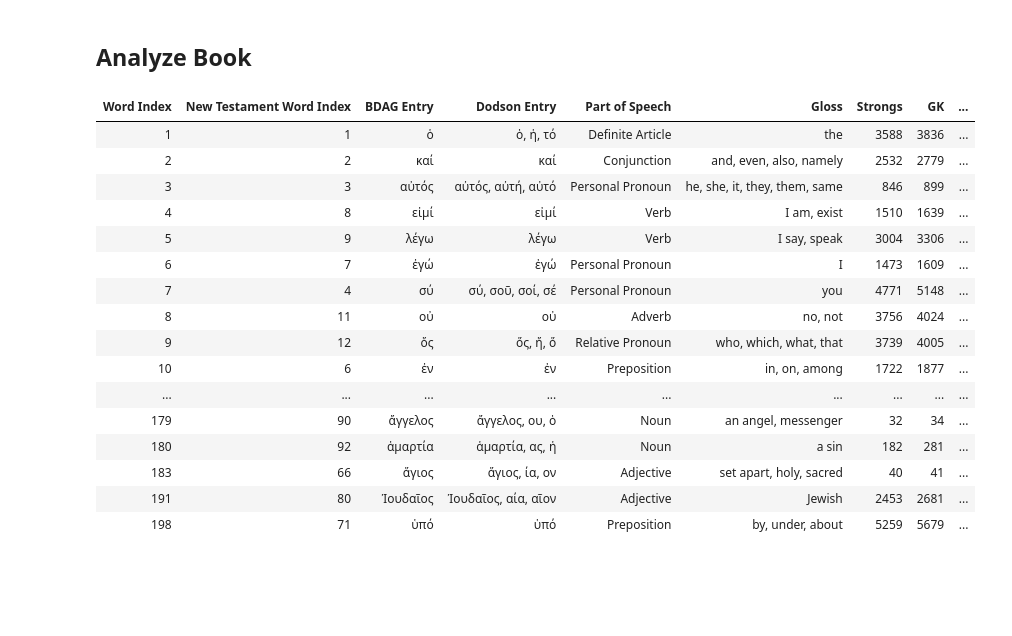
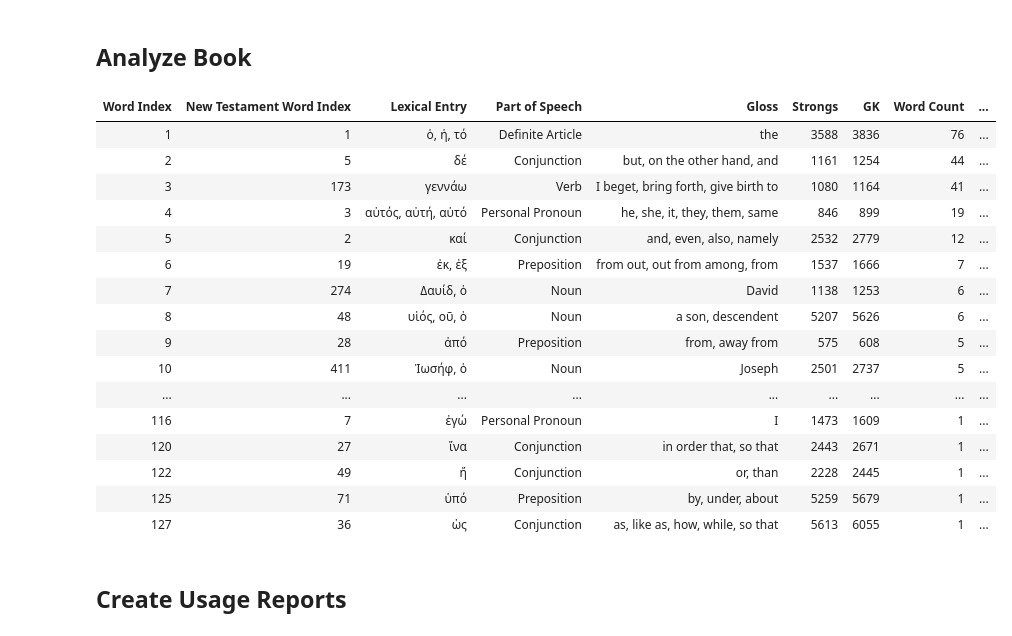
Before and after one commit to rgtodd/bible-sdk, a Jupyter notebook: BibleNotebook/Analyze Text.ipynb, the cells around one changed output. Drawn from its saved outputs; the diff is of its cells as text; code cells hidden in the pictures; blank space fills up the shorter version.

Commit message:
Report updates

```diff
--- a/BibleNotebook/Analyze Text.ipynb
+++ b/BibleNotebook/Analyze Text.ipynb
@@ -18,6 +18,7 @@ GK = "GK"
 GLOSS = "Gloss"
 INDEX = "Index"
 LEMMA = "Lemma"
+LEXICAL_ENTRY = "Lexical Entry"
 NEW_TESTAMENT_WORD_INDEX = "New Testament Word Index"
 PART_OF_SPEECH = "Part of Speech"
 STRONGS = "Strongs"
@@ -75,9 +108,10 @@ class Analyzer:
             .format(
                 {WORD_PERCENTAGE: "{:.2%}", WORD_PERCENTAGE_CUMULATIVE: "{:.2%}"},
                 precision=2,
+                na_rep=""
             )
             .set_properties(
-                subset=[GLOSS, BDAG_ENTRY, DODSON_ENTRY, PART_OF_SPEECH],
+                subset=[GLOSS, LEXICAL_ENTRY, PART_OF_SPEECH],
                 **{"text-align": "left"},
             )
             .set_properties(
@@ -119,11 +153,12 @@ class Analyzer:
         df_merged = df_analysis_sorted.join(self.DF_LEXEMES)
         self._dump(df_merged, "DF_MERGED")
 
+        df_merged[LEXICAL_ENTRY] = df_merged[DODSON_ENTRY].combine_first(df_merged[BDAG_ENTRY])
+
         df_report = df_merged.reindex(
             columns=[
                 WORD_INDEX,
-                BDAG_ENTRY,
-                DODSON_ENTRY,
+                LEXICAL_ENTRY,
                 PART_OF_SPEECH,
                 GLOSS,
                 STRONGS,
@@ -166,33 +201,35 @@ with open("new_testament_report.html", "w", encoding="utf-8") as file:
 # %%
 ANALYZER = Analyzer()
 
 ANALYZER.load_data()
 
-book_report = ANALYZER.get_book_report(4, 1, add_nt_word_index=True)
+book_report = ANALYZER.get_book_report(1, 1, add_nt_word_index=True)
 
 book_top_100 = book_report[
     (book_report[WORD_INDEX] < 100) | (book_report[NEW_TESTAMENT_WORD_INDEX] < 100)
 ]
 book_top_100 = book_top_100.drop(columns=[WORD_PERCENTAGE_CUMULATIVE])
 book_top_100[WORD_PERCENTAGE_CUMULATIVE] = book_top_100[WORD_PERCENTAGE].cumsum()
 
 report_styler = ANALYZER.get_report_styler(book_top_100)
 report_styler
 # %% [output]
-| Word Index | New Testament Word Index | BDAG Entry | Dodson Entry | Part of Speech | Gloss | Strongs | GK | ... |
-| 1 | 1 | ὁ | ὁ, ἡ, τό | Definite Article | the | 3588 | 3836 | ... |
-| 2 | 2 | καί | καί | Conjunction | and, even, also, namely | 2532 | 2779 | ... |
-| 3 | 3 | αὐτός | αὐτός, αὐτή, αὐτό | Personal Pronoun | he, she, it, they, them, same | 846 | 899 | ... |
-| 4 | 8 | εἰμί | εἰμί | Verb | I am, exist | 1510 | 1639 | ... |
-| 5 | 9 | λέγω | λέγω | Verb | I say, speak | 3004 | 3306 | ... |
-| 6 | 7 | ἐγώ | ἐγώ | Personal Pronoun | I | 1473 | 1609 | ... |
-| 7 | 4 | σύ | σύ, σοῦ, σοί, σέ | Personal Pronoun | you | 4771 | 5148 | ... |
-| 8 | 11 | οὐ | οὐ | Adverb | no, not | 3756 | 4024 | ... |
-| 9 | 12 | ὅς | ὅς, ἥ, ὅ | Relative Pronoun | who, which, what, that | 3739 | 4005 | ... |
-| 10 | 6 | ἐν | ἐν | Preposition | in, on, among | 1722 | 1877 | ... |
+| Word Index | New Testament Word Index | Lexical Entry | Part of Speech | Gloss | Strongs | GK | Word Count | ... |
+| 1 | 1 | ὁ, ἡ, τό | Definite Article | the | 3588 | 3836 | 76 | ... |
+| 2 | 5 | δέ | Conjunction | but, on the other hand, and | 1161 | 1254 | 44 | ... |
+| 3 | 173 | γεννάω | Verb | I beget, bring forth, give birth to | 1080 | 1164 | 41 | ... |
+| 4 | 3 | αὐτός, αὐτή, αὐτό | Personal Pronoun | he, she, it, they, them, same | 846 | 899 | 19 | ... |
+| 5 | 2 | καί | Conjunction | and, even, also, namely | 2532 | 2779 | 12 | ... |
+| 6 | 19 | ἐκ, ἐξ | Preposition | from out, out from among, from | 1537 | 1666 | 7 | ... |
+| 7 | 274 | Δαυίδ, ὁ | Noun | David | 1138 | 1253 | 6 | ... |
+| 8 | 48 | υἱός, οῦ, ὁ | Noun | a son, descendent | 5207 | 5626 | 6 | ... |
+| 9 | 28 | ἀπό | Preposition | from, away from | 575 | 608 | 5 | ... |
+| 10 | 411 | Ἰωσήφ, ὁ | Noun | Joseph | 2501 | 2737 | 5 | ... |
 | ... | ... | ... | ... | ... | ... | ... | ... | ... |
-| 179 | 90 | ἄγγελος | ἄγγελος, ου, ὁ | Noun | an angel, messenger | 32 | 34 | ... |
-| 180 | 92 | ἁμαρτία | ἁμαρτία, ας, ἡ | Noun | a sin | 182 | 281 | ... |
-| 183 | 66 | ἅγιος | ἅγιος, ία, ον | Adjective | set apart, holy, sacred | 40 | 41 | ... |
-| 191 | 80 | Ἰουδαῖος | Ἰουδαῖος, αία, αῖον | Adjective | Jewish | 2453 | 2681 | ... |
-| 198 | 71 | ὑπό | ὑπό | Preposition | by, under, about | 5259 | 5679 | ... |
+| 116 | 7 | ἐγώ | Personal Pronoun | I | 1473 | 1609 | 1 | ... |
+| 120 | 27 | ἵνα | Conjunction | in order that, so that | 2443 | 2671 | 1 | ... |
+| 122 | 49 | ἤ | Conjunction | or, than | 2228 | 2445 | 1 | ... |
+| 125 | 71 | ὑπό | Preposition | by, under, about | 5259 | 5679 | 1 | ... |
+| 127 | 36 | ὡς | Conjunction | as, like as, how, while, so that | 5613 | 6055 | 1 | ... |
+# %% [markdown]
+## Create Usage Reports
```
Also changed, not shown: parts of 4 cells of this notebook, 2 other files.
